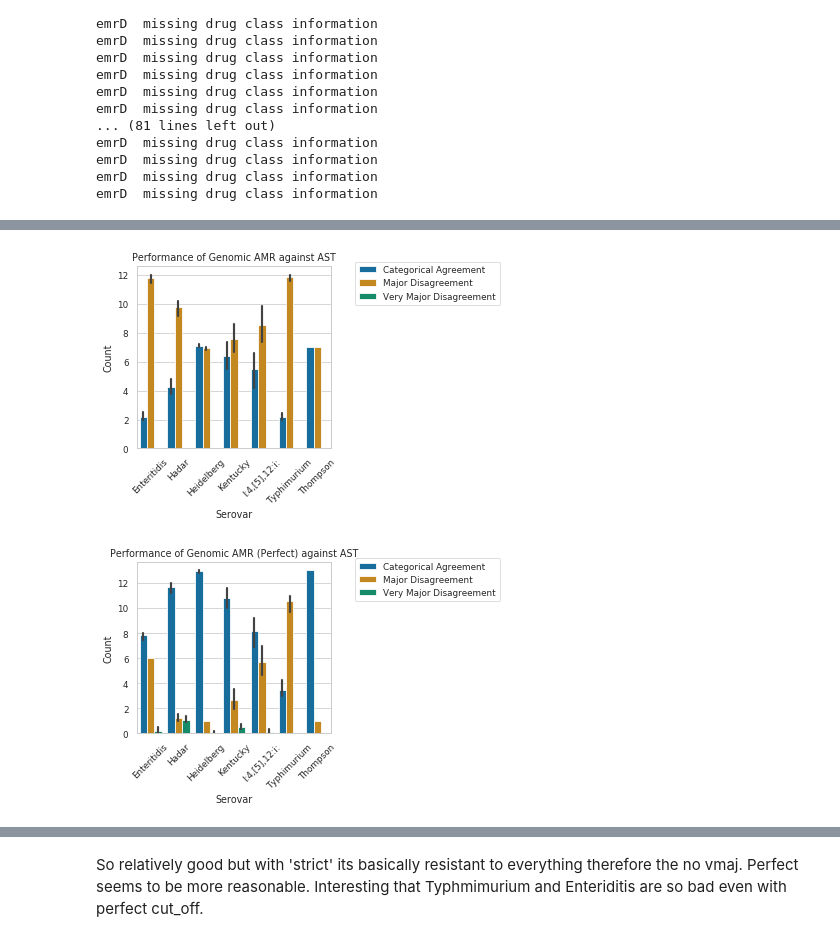
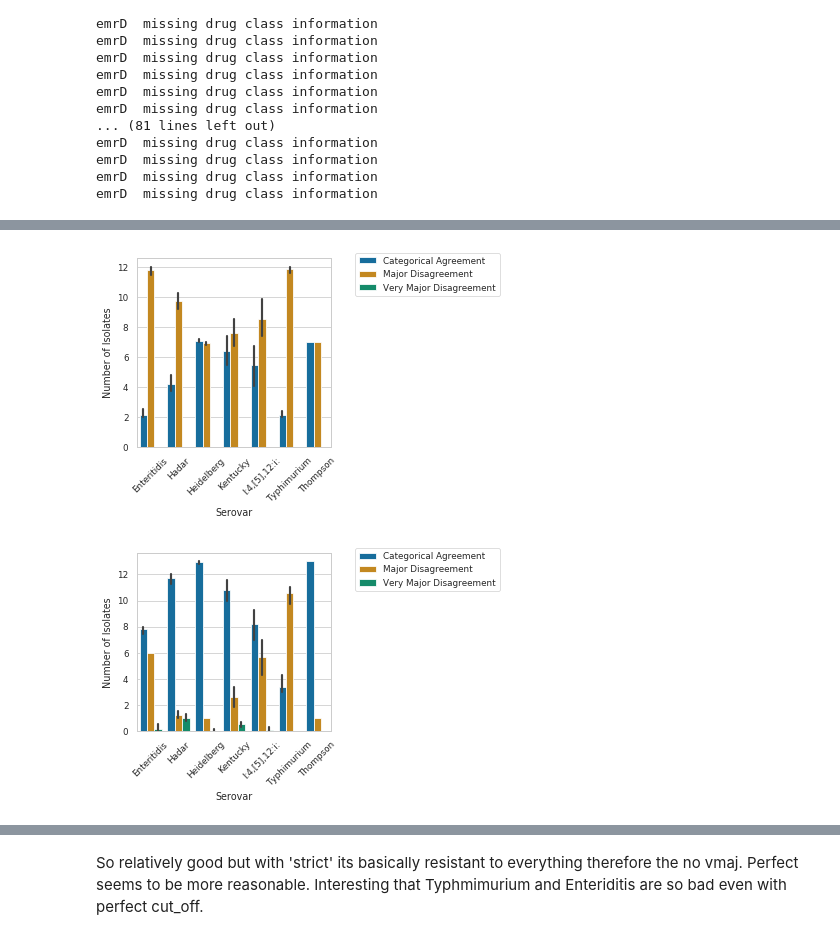
Before and after one commit to fmaguire/aafc_salmonella, a Jupyter notebook: salmonella_analyses.ipynb, the cells around one changed output, grey strips where cells are left out. Saved outputs shown, nothing was run; the diff lists cells and outputs as text; code cells hidden in the pictures.

```diff
--- a/salmonella_analyses.ipynb
+++ b/salmonella_analyses.ipynb
@@ -924,0 +952,12 @@ plt.savefig('analyses/rgi/errormap.svg')
+# %%
+df = ast_df.drop(['Date Read', 'Serotype'], axis=1).replace('I', 1).replace('R', 1).replace('S', 0) - rgi_sir_perfect.loc[:, drug_class_translation.keys()].replace('R', 1).replace('S', 0)
+
+preds = []
+for drug in df:
+    preds.append(df[drug].value_counts())
+
+df = pd.concat(preds, axis=1).fillna(0).rename(index={-1: "Major Disagreement", 0: "Categorical Agreement", 1: "Very Major Disagreement"})
+df = df.reset_index().rename(columns={'index': "FDA Category"})
+df = pd.melt(df, id_vars='FDA Category', var_name='Antibiotic', value_name='Count')
+
+df[df['Antibiotic'] == 'CHLORA']
@@ -924,0 +969,16 @@ plt.savefig('analyses/rgi/errormap.svg')
+# %%
+df = ast_df.drop(['Date Read', 'Serotype'], axis=1).replace('I', 1).replace('R', 1).replace('S', 0) - rgi_sir.loc[:, drug_class_translation.keys()].replace('R', 1).replace('S', 0)
+
+preds = []
+for drug in df:
+    preds.append(df[drug].value_counts())
+
+df = pd.concat(preds, axis=1).fillna(0).rename(index={-1: "Major Disagreement", 0: "Categorical Agreement", 1: "Very Major Disagreement"})
+df = df.reset_index().rename(columns={'index': "FDA Category"})
+df = pd.melt(df, id_vars='FDA Category', var_name='Antibiotic', value_name='Count')
+sns.barplot(x='Antibiotic', y='Count', hue='FDA Category', hue_order=["Categorical Agreement", "Major Disagreement", "Very Major Disagreement"], data = df)
+plt.title('Correspondence between AMR (strict+perfect) Determinants and AST')
+plt.ylabel("Number of Isolates")
+plt.xticks(rotation=90)
+plt.tight_layout()
+plt.savefig('analyses/rgi/fdadrug.pdf')
@@ -959,21 +1021,24 @@ df = pd.melt(fda_perf, id_vars='Serovar', var_name='FDA Category', value_name='C
 sns.barplot(data = df, x='Serovar', y='Count', hue='FDA Category')
 _ = plt.xticks(rotation=45)
 plt.legend(bbox_to_anchor=(1.1, 1.05))
-plt.title('Performance of Genomic AMR against AST')
+#plt.title('Performance of Genomic AMR against AST')
+plt.ylabel('Number of Isolates')
 #save_figure('amr/fda_rgi_amr')
 plt.tight_layout()
 plt.savefig('analyses/rgi/fdaamr.pdf')
 # %% [output]
-[figure, old version]
+[figure, new version]
 # %%
 df = pd.melt(fda_perf_perfect, id_vars='Serovar', var_name='FDA Category', value_name='Count')
 sns.barplot(data = df, x='Serovar', y='Count', hue='FDA Category')
 _ = plt.xticks(rotation=90)
 plt.legend(bbox_to_anchor=(1.1, 1.05))
-plt.title('Performance of Genomic AMR (Perfect) against AST')
+#plt.title('Performance of Genomic AMR (Perfect) against AST')
+
+plt.ylabel('Number of Isolates')
 #save_figure('amr/fda_rgi_amr_perfect')
 plt.tight_layout()
 _ = plt.xticks(rotation=45)
 plt.savefig('analyses/rgi/fdaamrperfect.pdf')
 # %% [output]
-[figure, old version]
+[figure, new version]
```
Also changed, not shown: parts of 10 cells of this notebook, 5 other files.
